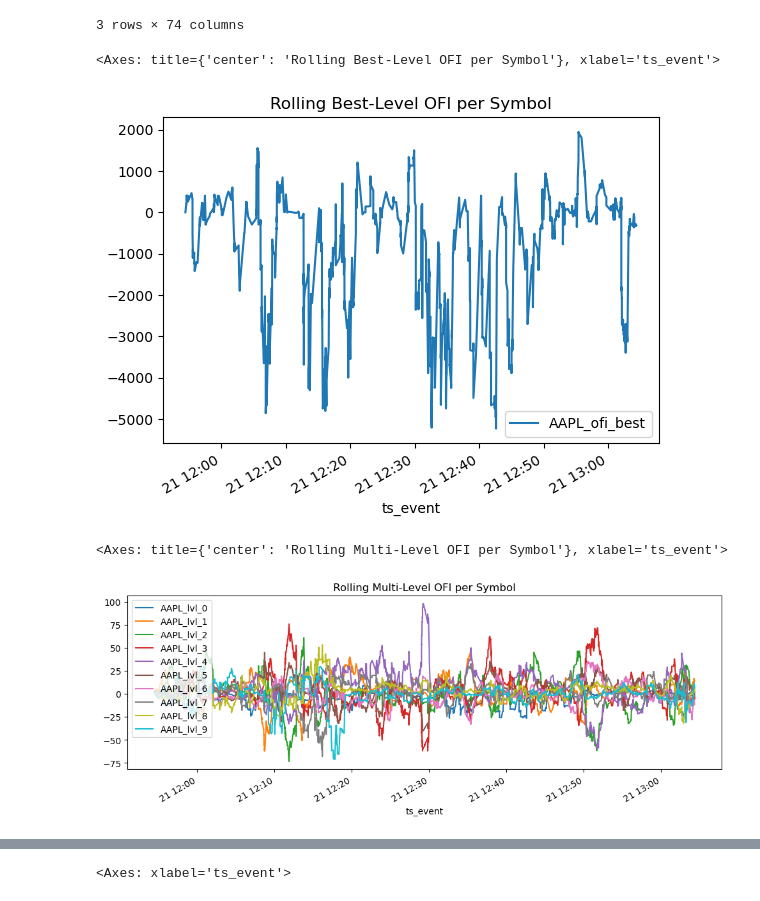
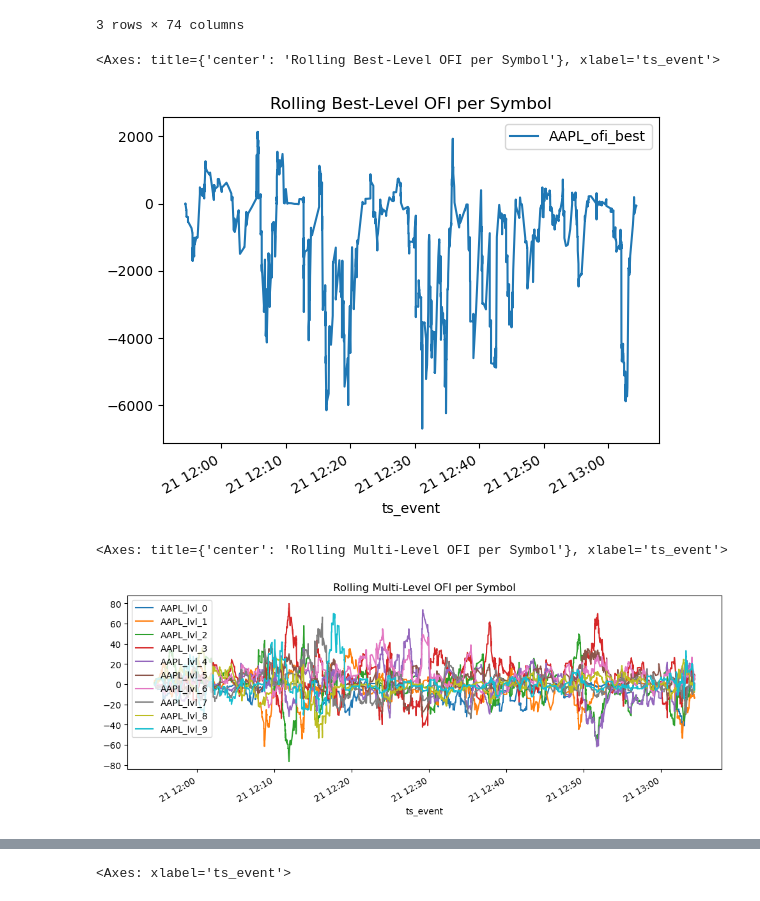
Before and after one commit to HCPhy/cross-impact-of-order-flow-imbalance, a Jupyter notebook: OFI.ipynb, the cells around one changed output, grey strips where cells are left out. Cells and saved outputs as stored; diff of their text form; code cells hidden in the pictures.

```diff
--- a/OFI.ipynb
+++ b/OFI.ipynb
@@ -67,11 +67,11 @@ def compute_best_level_ofi(df, h="60s"):
 
         # 5) Eq.(1) contributions
         bid_up   =  np.where(d_bp > 0,  g["bid_sz_00"], 0.0)
-        bid_down = -np.where(d_bp < 0,  g["bid_sz_00"], 0.0)
+        bid_down =  np.where(d_bp < 0, -g["bid_sz_00"], 0.0)
         bid_same =  np.where(d_bp == 0, d_bs,           0.0)
 
-        ask_down = -np.where(d_ap < 0,  g["ask_sz_00"], 0.0)
-        ask_up   =  np.where(d_ap > 0,  g["ask_sz_00"], 0.0)
+        ask_down =  np.where(d_ap > 0, -g["ask_sz_00"], 0.0)
+        ask_up   =  np.where(d_ap < 0,  g["ask_sz_00"], 0.0)
         ask_same =  np.where(d_ap == 0, d_as,           0.0)
 
         g["ofi_evt"] = (bid_up + bid_down + bid_same) - (ask_down + ask_up + ask_same)
@@ -98,7 +98,7 @@ ofi_best = compute_best_level_ofi(df, h="60s")
 ofi_best.plot(title="Rolling Best‐Level OFI per Symbol")
 # %% [output]
 <Axes: title={'center': 'Rolling Best‐Level OFI per Symbol'}, xlabel='ts_event'>
-[figure, old version]
+[figure, new version]
 # %%
 
 def compute_multi_level_ofi_rolling(df, h="60s", M=10):
@@ -132,9 +132,10 @@ def compute_multi_level_ofi_rolling(df, h="60s", M=10):
               + np.where(d_bp < 0, -g[bq], 0.0)
               + np.where(d_bp == 0, d_bq,  0.0)
             )
+
             of_a = (
-                np.where(d_ap < 0, -g[aq], 0.0)
-              + np.where(d_ap > 0,  g[aq], 0.0)
+                np.where(d_ap > 0, -g[aq], 0.0)
+              + np.where(d_ap < 0,  g[aq], 0.0)
               + np.where(d_ap == 0, d_aq,  0.0)
             )
 
@@ -143,34 +144,34 @@ def compute_multi_level_ofi_rolling(df, h="60s", M=10):
         # 3) collapse duplicates by summing all OF_m at identical ts_event
         ofi_evt = g[[f"OF_{m}" for m in range(M)]].groupby(level=0).sum()
 
         # 4) collapse sizes too (for Q normalization)
         depth_cols = [f"bid_sz_{m:02d}" for m in range(M)] + [f"ask_sz_{m:02d}" for m in range(M)]
         size_df  = g[depth_cols].groupby(level=0).sum()
 
         # 5) rolling sums over trailing window h
         ofi_roll   = ofi_evt.rolling(window=h, closed="right", min_periods=1).sum()
         size_roll  = size_df.rolling(window=h, closed="right", min_periods=1).sum()
         n_events   = ofi_evt.iloc[:,0].rolling(window=h, closed="right", min_periods=1).count()
 
         # 6) compute Q_{M,h} = total size / (2 M * #events)
         Q = size_roll.sum(axis=1).div(2 * M * n_events)
 
         # 7) normalize and prefix column names
         ofi_ml = ofi_roll.div(Q, axis=0)
         ofi_ml.columns = [f"{sym}_lvl_{m}" for m in range(M)]
 
         per_sym.append(ofi_ml)
 
     # 8) combine all symbols side by side
     result = pd.concat(per_sym, axis=1).sort_index()
     return result
 
 # Usage example
 df_roll = compute_multi_level_ofi_rolling(df, h="60s", M=10)
 df_roll.plot(figsize=(12, 4), title="Rolling Multi-Level OFI per Symbol")
 # %% [output]
 <Axes: title={'center': 'Rolling Multi-Level OFI per Symbol'}, xlabel='ts_event'>
-[figure, old version]
+[figure, new version]
 # %%
 def compute_integrated_ofi(df_roll, M=10):
     """
```
Also changed, not shown: parts of 5 cells of this notebook, 1 other file.
